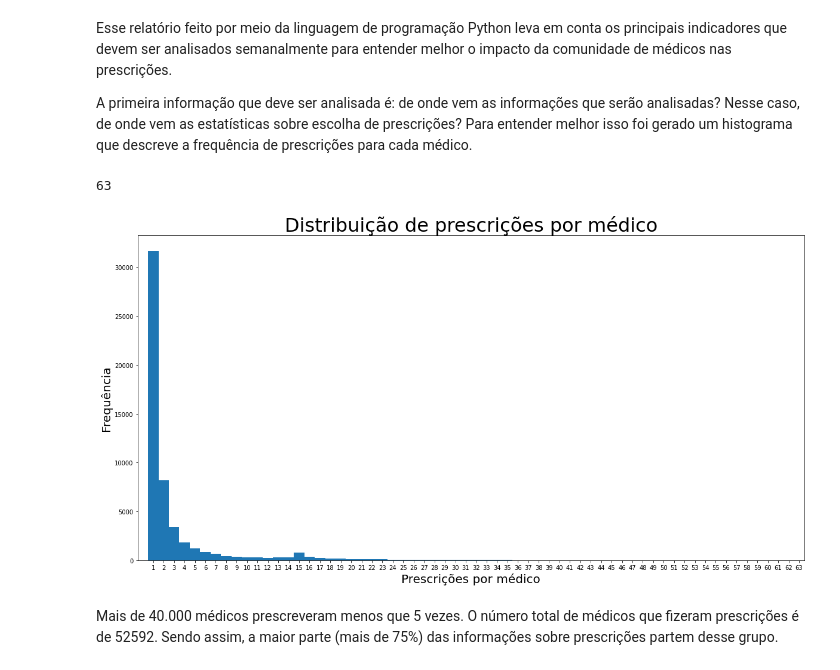
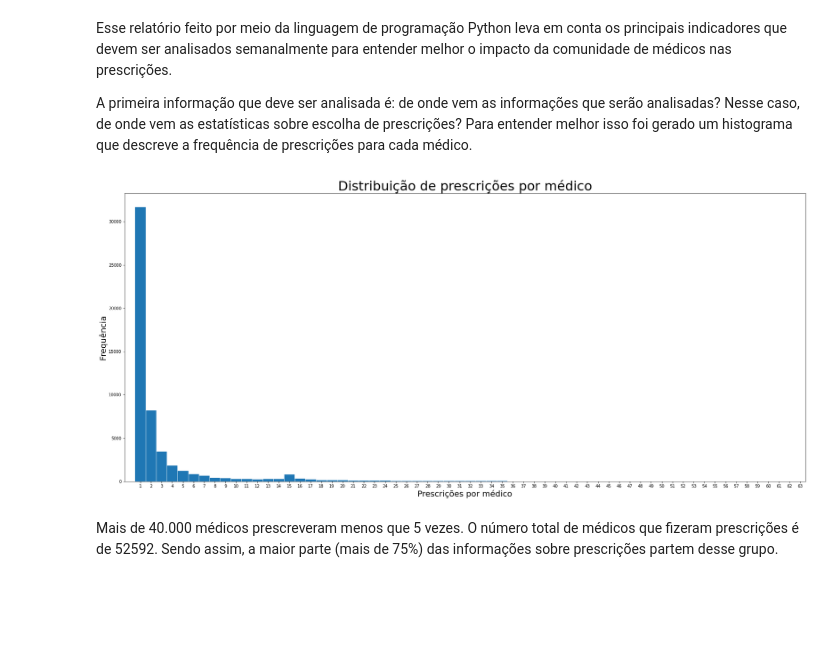
Before and after one commit to Juniorffonseca/processo_seletivo, a Jupyter notebook: teste_processo_seletivo.ipynb, the cells around one changed output. Drawn from its saved outputs; the diff is of its cells as text; code cells hidden in the pictures; blank space fills up the shorter version.

```diff
--- a/teste_processo_seletivo.ipynb
+++ b/teste_processo_seletivo.ipynb
@@ -427,26 +427,29 @@ A primeira informação que deve ser analisada é: de onde vem as informações
 # %%
 # Carregando os arquivos csv em variáveis.
 medicos = pd.read_csv('prescricoes.csv', sep = ';', encoding = 'latin-1')
 visitados_3 = pd.read_csv('visitados.csv', sep = ';', encoding = 'latin-1')
 membros_3 = pd.read_csv('membros.csv', sep = ';', encoding = 'latin-1')
 prescricoes_9 = pd.read_csv('prescricoes.csv', sep = ';', encoding = 'latin-1')
 
 # Calculando a taxa de prescrição por médico.
 taxa_prescricao = prescricoes_9.groupby('ID_MEDICO').size().reset_index(name='prescricoes')
 
 # Configurando o gráfico.
 counts, limites_barras = np.histogram(taxa_prescricao['prescricoes'].transpose(), bins = 62)
-taxa_prescricao['prescricoes'].transpose().plot( kind = 'hist', bins=62, figsize = (20, 10), xlim = (0, 64))
+taxa_prescricao['prescricoes'].transpose().plot( kind = 'hist', bins=62, figsize = (30, 13), xlim = (0, 64))
 plt.xticks(limites_barras + 0.5, list(map(int, limites_barras)))
 plt.xlabel('Prescrições por médico', size = 20)
 plt.ylabel('Frequência', size = 20)
 plt.title('Distribuição de prescrições por médico', size = 32)
 
+# Criando separação entre cada barra.
+for i in range(1, len(limites_barras)):
+    plt.axvline(limites_barras[i], 0, color = 'white', linewidth = 0.8)
+
 # Plotando o gráfico.
 plt.show()
 # %% [output]
-63
-[figure, old version]
+[figure, new version]
 # %% [markdown]
 Mais de 40.000 médicos prescreveram menos que 5 vezes. O número total de médicos que fizeram prescrições é de 52592. Sendo assim, a maior parte (mais de 75%) das informações sobre prescrições partem desse grupo.
 # %%
```
